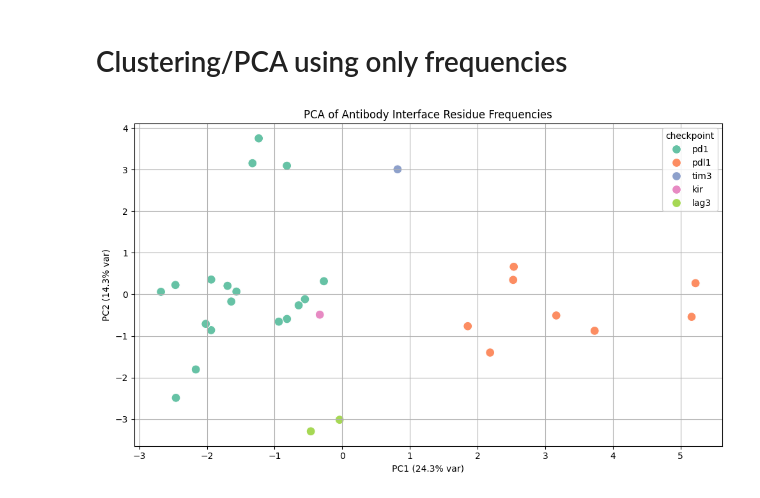
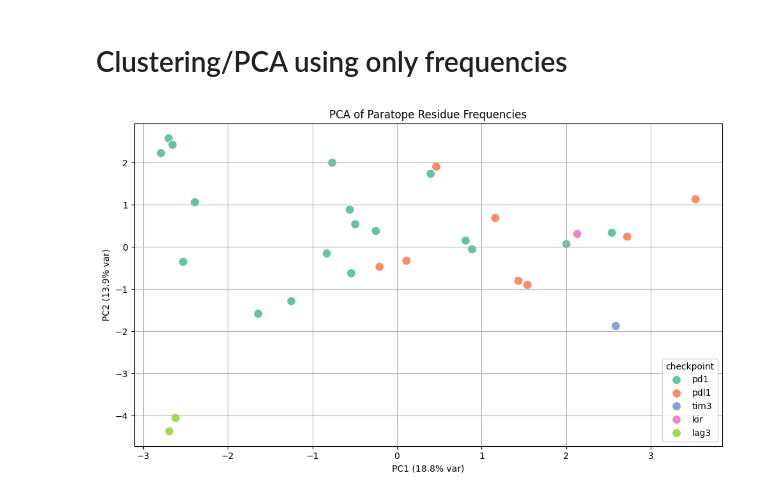
Before and after one commit to datascience-2025-group4/group04-team01, a Jupyter notebook: exploratory_data_analysis.ipynb, the cells around one changed output. Saved outputs shown, nothing was run; the diff lists cells and outputs as text; code cells hidden in the pictures.

```diff
--- a/exploratory_data_analysis.ipynb
+++ b/exploratory_data_analysis.ipynb
@@ -232,7 +282,7 @@ def analyze_epitope_residues(pdb_path, heavy_chain, light_chain, antigen_chain,
 # %% [markdown]
 ## Speichern der Residue Daten in csv
 # %%
-current_checkpoint = 'tim3' # wechseln
+current_checkpoint = 'lag3' # wechseln
 folder_path = f"structures/{current_checkpoint}"
 ckpt_ids = os.listdir(folder_path)
 all_interface_rows = []
@@ -242,11 +292,11 @@ for ckpt_id in ckpt_ids:
     pdb_id = ckpt_id.replace(".pdb", "") #5b8c
 
     try: #wenn pdbid existiert, dann gibt es die wer
-        H = tim3[tim3['pdb'] == pdb_id]['Hchain'].values[0] # wechseln
-        L = tim3[tim3['pdb'] == pdb_id]['Lchain'].values[0] # wechseln
-        A = tim3[tim3['pdb'] == pdb_id]['antigen_chain'].values[0] # wechseln
+        H = lag3[lag3['pdb'] == pdb_id]['Hchain'].values[0] # wechseln
+        L = lag3[lag3['pdb'] == pdb_id]['Lchain'].values[0] # wechseln
+        A = lag3[lag3['pdb'] == pdb_id]['antigen_chain'].values[0] # wechseln
 
-        rows = analyze_epitope_residues(pdb_path, H, L, A) #gibt werte, die wir für die funktion brauchen
+        rows = analyze_paratope_residues(pdb_path, H, L, A) #gibt werte, die wir für die funktion brauchen
         all_interface_rows.extend(rows) #verknüpft alle reihen
 
     except Exception as e: #wenn es kein pdb oder kein file
@@ -258,14 +308,14 @@ output_folder = f"data/{current_checkpoint}" #definiert output für csv
 os.makedirs(output_folder, exist_ok=True) # make Ordner, falls nciht existiert
 
 
-df_out.to_csv(f"{output_folder}/{current_checkpoint}_epitope_residues.csv", index=False) #erstellt ein csv (excel) file
-print(f"Saved detailed data to {current_checkpoint}_epitope_residues.csv")
+df_out.to_csv(f"{output_folder}/{current_checkpoint}_paratope_residues.csv", index=False) #erstellt ein csv (excel) file
+print(f"Saved detailed data to {current_checkpoint}_paratope_residues.csv")
 
 
 # Create pivot summary
 df_pivot = df_out.groupby(['residue_name', 'pdb_id'])['residue_name'].count().unstack(fill_value=0) #wandelt die pdb ids in spalten um und berechnet die Häufigkeit der residuen pro pdb id. unstack fill 0 setzt eine 0, wenn es nicht vorkommt
-df_pivot.to_csv(f"{output_folder}/{current_checkpoint}_epitope_residue_frequencies_pivot.csv")
+df_pivot.to_csv(f"{output_folder}/{current_checkpoint}_paratope_residue_frequencies_pivot.csv")
 
-print(f"Saved pivot summary to {current_checkpoint}_epitope_residue_frequencies_pivot.csv")
+print(f"Saved pivot summary to {current_checkpoint}_paratope_residue_frequencies_pivot.csv")
 # %% [output]
 Error with 7cgw_epitope.pse: index 0 is out of bounds for axis 0 with size 0
@@ -280,8 +328,7 @@ Saved pivot summary to tim3_epitope_residue_frequencies_pivot.csv
 checkpoints = ['pd1', 'pdl1', 'tim3', 'kir', 'lag3', 'tim3']
 
 for ckpt in checkpoints:
-    df = pd.read_csv(f"data/{ckpt}/{ckpt}_epitope_residue_frequencies_pivot.csv", index_col=0)
-
+    df = pd.read_csv(f"data/{ckpt}/{ckpt}_paratope_residue_frequencies_pivot.csv", index_col=0)
     # Z-score across all values
     df_z = df.apply(zscore, axis=0)
 
@@ -298,12 +345,12 @@ for ckpt in checkpoints:
         cbar_kws={"label": "Z-Score"}
     )
 
-    plt.title("Normalized Residue Frequencies (Z-scores)", fontsize=16)
+    plt.title(f"Normalized Paratope Residue Frequencies (Z-scores) for {ckpt.upper()}", fontsize=16)
     plt.ylabel("Residue", fontsize=12)
     plt.xlabel("PDB ID", fontsize=12)
     plt.xticks(rotation=45, ha='right')
     plt.yticks(rotation=0)
     plt.tight_layout()
-    # plt.savefig(f"plots/{variable}_heatmap.pdf", bbox_inches = "tight")
+    plt.savefig(f"plots/{ckpt}_paratope_freq_heatmap.pdf", bbox_inches = "tight")
     plt.show()
 # %% [output]
@@ -313,7 +365,7 @@ for ckpt in checkpoints:
 # %%
 checkpoints = ['pd1', 'pdl1', 'ctla4', 'kir', 'lag3', 'tim3']
 for checkpoint in checkpoints:
-    read_folder = f'data/{checkpoint}/{checkpoint}_residue_frequencies_pivot.csv'
+    read_folder = f'data/{checkpoint}/{checkpoint}_paratope_residue_frequencies_pivot.csv'
 
     df= pd.read_csv(read_folder, index_col=0)
     df['mean'] = df.mean(axis = 1) #berechnet mittelwert pro zeile
@@ -576,11 +629,11 @@ labels = []
 # Loop over all 6 checkpoint folders or CSV files --> PARATOPE
 checkpoints = ['pd1', 'pdl1', 'tim3', 'kir', 'lag3', 'tim3']
 for checkpoint in checkpoints:
-    csv_path = f"data/{checkpoint}/{checkpoint}_interface_residues.csv"
+    csv_path = f"data/{checkpoint}/{checkpoint}_paratope_residues.csv"
     df = pd.read_csv(csv_path)
 
     for pdb_id, group in df.groupby("pdb_id"):
-        antibody_residues = group[group["partner_type"] == "antigen"] #change antibody to antigen for epitope
+        antibody_residues = group[group["partner_type"] == "antibody"] #change antibody to antigen for epitope
         aa_counts = Counter()
 
         for resname in antibody_residues["residue_name"]:
@@ -591,32 +644,33 @@ for checkpoint in checkpoints:
         # Normalize to relative frequency
         total = sum(aa_counts.values())
         aa_freqs = {f"{aa}_freq": aa_counts.get(aa, 0) / total if total else 0 for aa in aa_list}
 
         data.append(aa_freqs)
         labels.append(checkpoint)
 
 # Create DataFrame
 df_features = pd.DataFrame(data)
 df_features["checkpoint"] = labels
 
 # Standardize features
 X = df_features.drop("checkpoint", axis=1)
 X_scaled = StandardScaler().fit_transform(X)
 
 # PCA
 pca = PCA(n_components=2)
 X_pca = pca.fit_transform(X_scaled)
 df_features["PC1"] = X_pca[:, 0]
 df_features["PC2"] = X_pca[:, 1]
 
 # Plot
 plt.figure(figsize=(10, 6))
 sns.scatterplot(data=df_features, x="PC1", y="PC2", hue="checkpoint", palette="Set2", s=100)
-plt.title("PCA of Antibody Interface Residue Frequencies")
+plt.title("PCA of Paratope Residue Frequencies")
 plt.xlabel(f"PC1 ({pca.explained_variance_ratio_[0]*100:.1f}% var)")
 plt.ylabel(f"PC2 ({pca.explained_variance_ratio_[1]*100:.1f}% var)")
 plt.grid(True)
 plt.tight_layout()
+plt.savefig('plots/pca_paratope_res_frq.pdf', bbox_inches='tight')
 plt.show()
 # %% [output]
-[figure, old version]
+[figure, new version]
```
Also changed, not shown: parts of 5 cells of this notebook, 34 other files.
